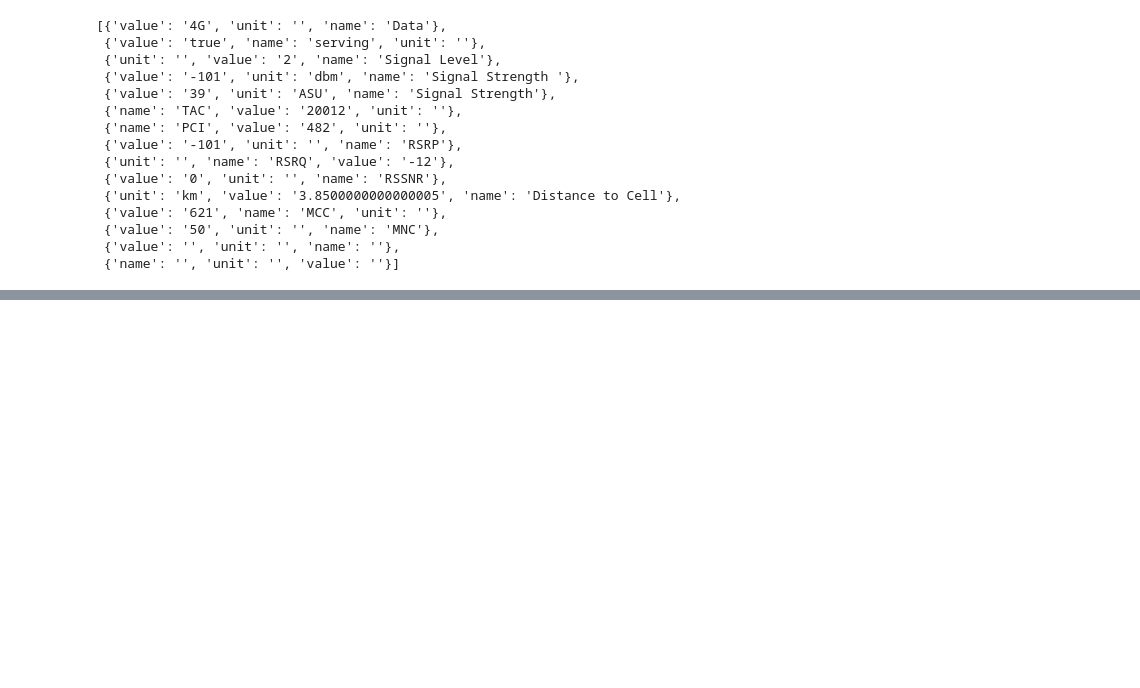
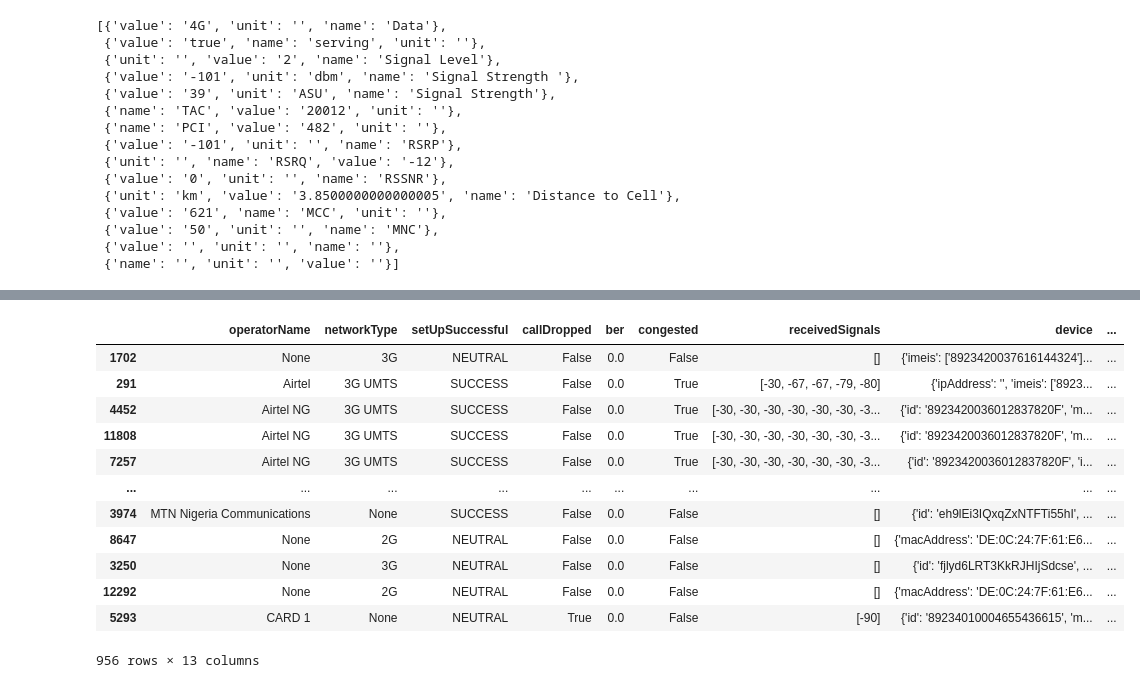
Before and after one commit to flex-akin/Project_ML, a Jupyter notebook: project_work.ipynb, the cells around one changed output, grey strips where cells are left out. Cells and saved outputs as stored; diff of their text form; code cells hidden in the pictures; blank space fills up the shorter version.

```diff
--- a/project_work.ipynb
+++ b/project_work.ipynb
@@ -285,0 +410,2 @@ check(col)
+# %%
+a_df = df.set_index('createdAt')
@@ -285,0 +429,2 @@ check(col)
+# %%
+a_df = df[(df['createdAt'] >= '2022-02-18') & (df['createdAt'] <= '2022-02-24') ]
@@ -285,0 +443,16 @@ check(col)
+# %%
+a_df.sort_values(by='createdAt')
+# %% [output]
+|  | operatorName | networkType | setUpSuccessful | callDropped | ber | congested | receivedSignals | device | ... |
+| 1702 | None | 3G | NEUTRAL | False | 0.0 | False | [] | {'imeis': ['8923420037616144324']... | ... |
+| 291 | Airtel | 3G UMTS | SUCCESS | False | 0.0 | True | [-30, -67, -67, -79, -80] | {'ipAddress': '', 'imeis': ['8923... | ... |
+| 4452 | Airtel NG | 3G UMTS | SUCCESS | False | 0.0 | True | [-30, -30, -30, -30, -30, -30, -3... | {'id': '8923420036012837820F', 'm... | ... |
+| 11808 | Airtel NG | 3G UMTS | SUCCESS | False | 0.0 | True | [-30, -30, -30, -30, -30, -30, -3... | {'id': '8923420036012837820F', 'm... | ... |
+| 7257 | Airtel NG | 3G UMTS | SUCCESS | False | 0.0 | True | [-30, -30, -30, -30, -30, -30, -3... | {'id': '8923420036012837820F', 'i... | ... |
+| ... | ... | ... | ... | ... | ... | ... | ... | ... | ... |
+| 3974 | MTN Nigeria Communications | None | SUCCESS | False | 0.0 | False | [] | {'id': 'eh9lEi3IQxqZxNTFTi55hI', ... | ... |
+| 8647 | None | 2G | NEUTRAL | False | 0.0 | False | [] | {'macAddress': 'DE:0C:24:7F:61:E6... | ... |
+| 3250 | None | 3G | NEUTRAL | False | 0.0 | False | [] | {'id': 'fjlyd6LRT3KkRJHIjSdcse', ... | ... |
+| 12292 | None | 2G | NEUTRAL | False | 0.0 | False | [] | {'macAddress': 'DE:0C:24:7F:61:E6... | ... |
+| 5293 | CARD 1 | None | NEUTRAL | True | 0.0 | False | [-90] | {'id': '89234010004655436615', 'm... | ... |
+956 rows × 13 columns
```
Also changed, not shown: parts of 39 cells of this notebook.
